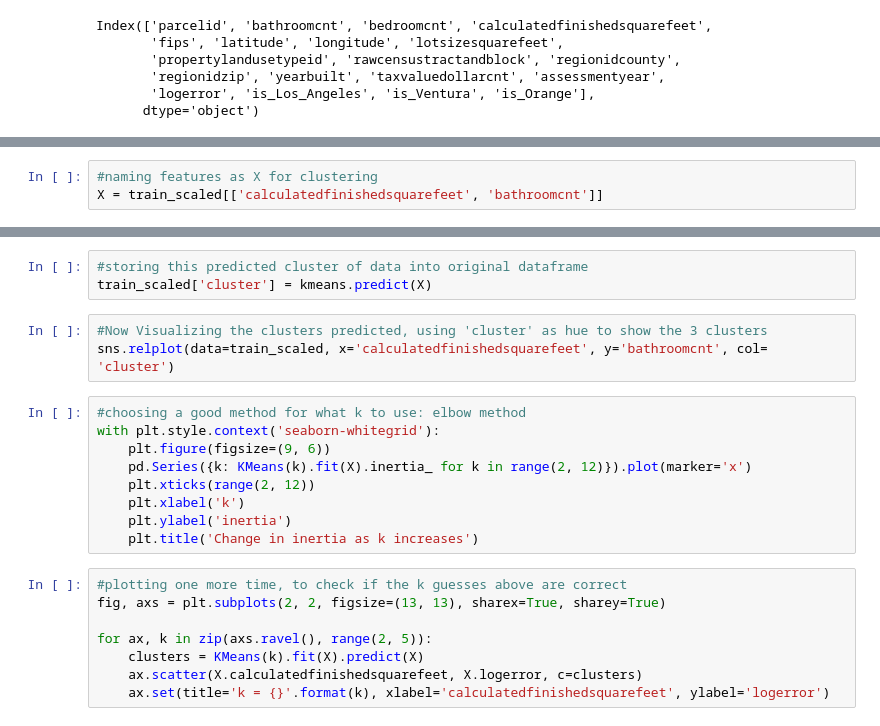
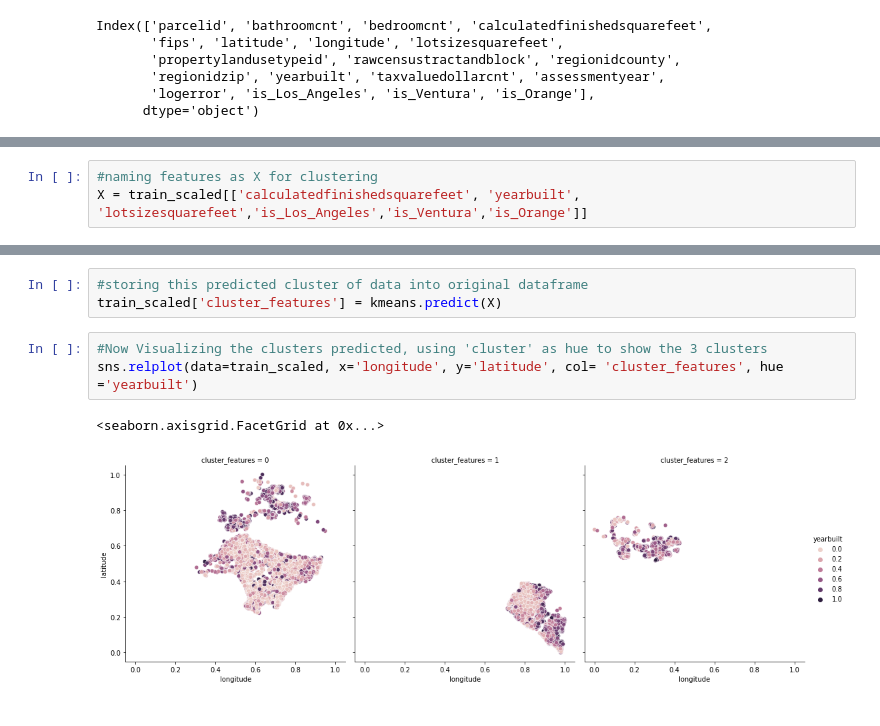
Before and after one commit to jeneyring/Clustering-Final-Project, a Jupyter notebook: Scratchpad.ipynb, the cells around one changed output, grey strips where cells are left out. Drawn from its saved outputs; the diff is of its cells as text.

```diff
--- a/Scratchpad.ipynb
+++ b/Scratchpad.ipynb
@@ -722,6 +699,6 @@ TypeError: scale() got an unexpected keyword argument 'columns_to_encode'
 # %%
 #naming features as X for clustering
-X = train_scaled[['calculatedfinishedsquarefeet', 'bathroomcnt']]
+X = train_scaled[['calculatedfinishedsquarefeet', 'yearbuilt', 'lotsizesquarefeet','is_Los_Angeles','is_Ventura','is_Orange']]
 # %%
 #creating the KMeans model, fitting the model then predicting with it
 kmeans = KMeans(n_clusters=3)
@@ -731,23 +710,9 @@ kmeans.predict(X)
 # %%
 #storing this predicted cluster of data into original dataframe
-train_scaled['cluster'] = kmeans.predict(X)
+train_scaled['cluster_features'] = kmeans.predict(X)
 # %%
 #Now Visualizing the clusters predicted, using 'cluster' as hue to show the 3 clusters
-sns.relplot(data=train_scaled, x='calculatedfinishedsquarefeet', y='bathroomcnt', col= 'cluster')
+sns.relplot(data=train_scaled, x='longitude', y='latitude', col= 'cluster_features', hue ='yearbuilt')
+# %% [output]
+<seaborn.axisgrid.FacetGrid at 0x...>
+[figure, added]
-# %%
-#choosing a good method for what k to use: elbow method
-with plt.style.context('seaborn-whitegrid'):
-    plt.figure(figsize=(9, 6))
-    pd.Series({k: KMeans(k).fit(X).inertia_ for k in range(2, 12)}).plot(marker='x')
-    plt.xticks(range(2, 12))
-    plt.xlabel('k')
-    plt.ylabel('inertia')
-    plt.title('Change in inertia as k increases')
-# %%
-#plotting one more time, to check if the k guesses above are correct
-fig, axs = plt.subplots(2, 2, figsize=(13, 13), sharex=True, sharey=True)
-
-for ax, k in zip(axs.ravel(), range(2, 5)):
-    clusters = KMeans(k).fit(X).predict(X)
-    ax.scatter(X.calculatedfinishedsquarefeet, X.logerror, c=clusters)
-    ax.set(title='k = {}'.format(k), xlabel='calculatedfinishedsquarefeet', ylabel='logerror')
```
Also changed, not shown: parts of 109 cells of this notebook, 1 other file.
